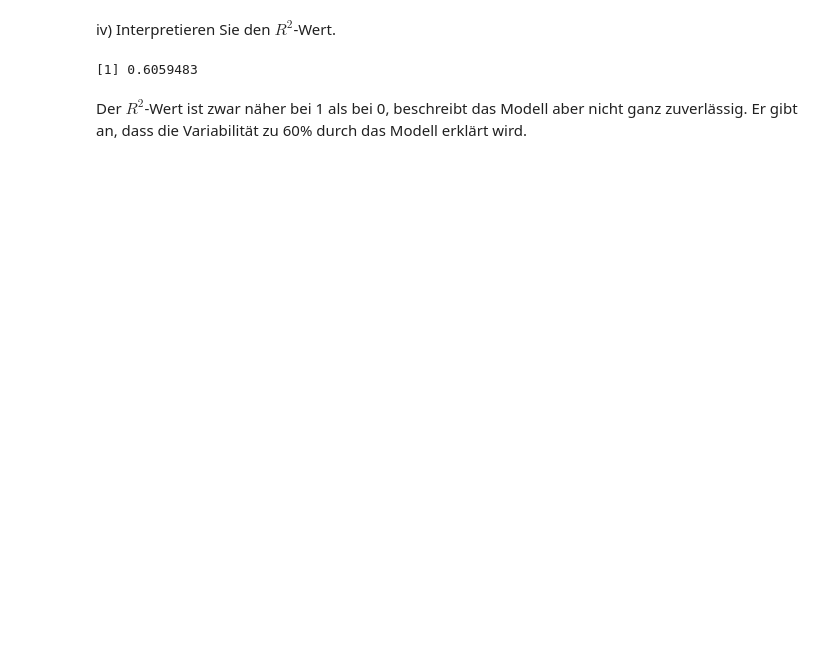
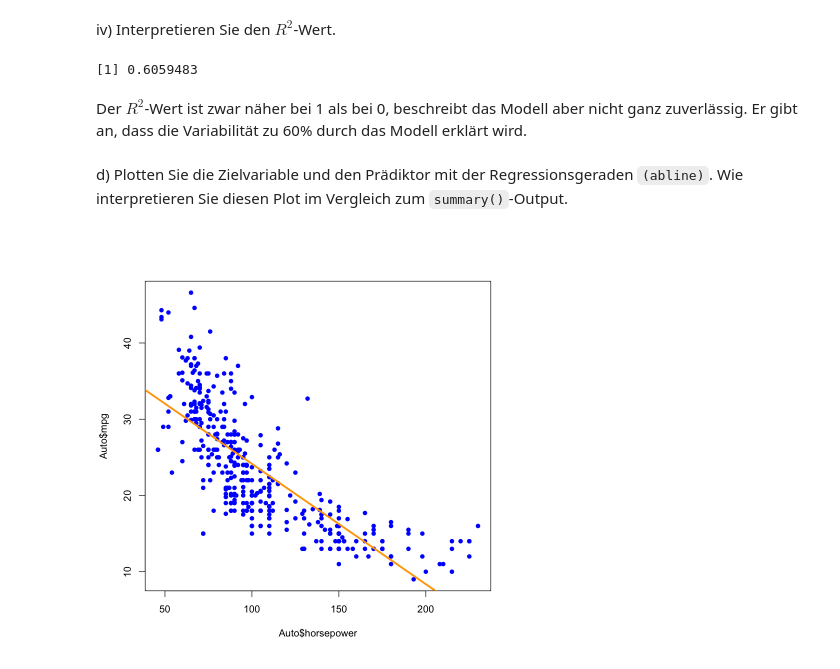
Before and after one commit to Joelius300/hslu-astat-StephanStofer, a Jupyter notebook: exercises/series11.ipynb, the cells around one changed output. Drawn from its saved outputs; the diff is of its cells as text; code cells hidden in the pictures; blank space fills up the shorter version.

```diff
--- a/exercises/series11.ipynb
+++ b/exercises/series11.ipynb
@@ -104,3 +104,10 @@ summary(lmMH)$r.squared
 [1] 0.6059483
 # %% [markdown]
 Der $R^2$-Wert ist zwar näher bei 1 als bei 0, beschreibt das Modell aber nicht ganz zuverlässig. Er gibt an, dass die Variabilität zu 60% durch das Modell erklärt wird.
+# %% [markdown]
+d) Plotten Sie die Zielvariable und den Prädiktor mit der Regressionsgeraden `(abline)`. Wie interpretieren Sie diesen Plot im Vergleich zum `summary()`-Output.
+# %%
+plot(Auto$horsepower,Auto$mpg, col="blue",pch=16)
+abline(lmMH,col="orange",lwd=3)
+# %% [output]
+[figure, added]
```
Also changed, not shown: parts of 25 cells of this notebook.
